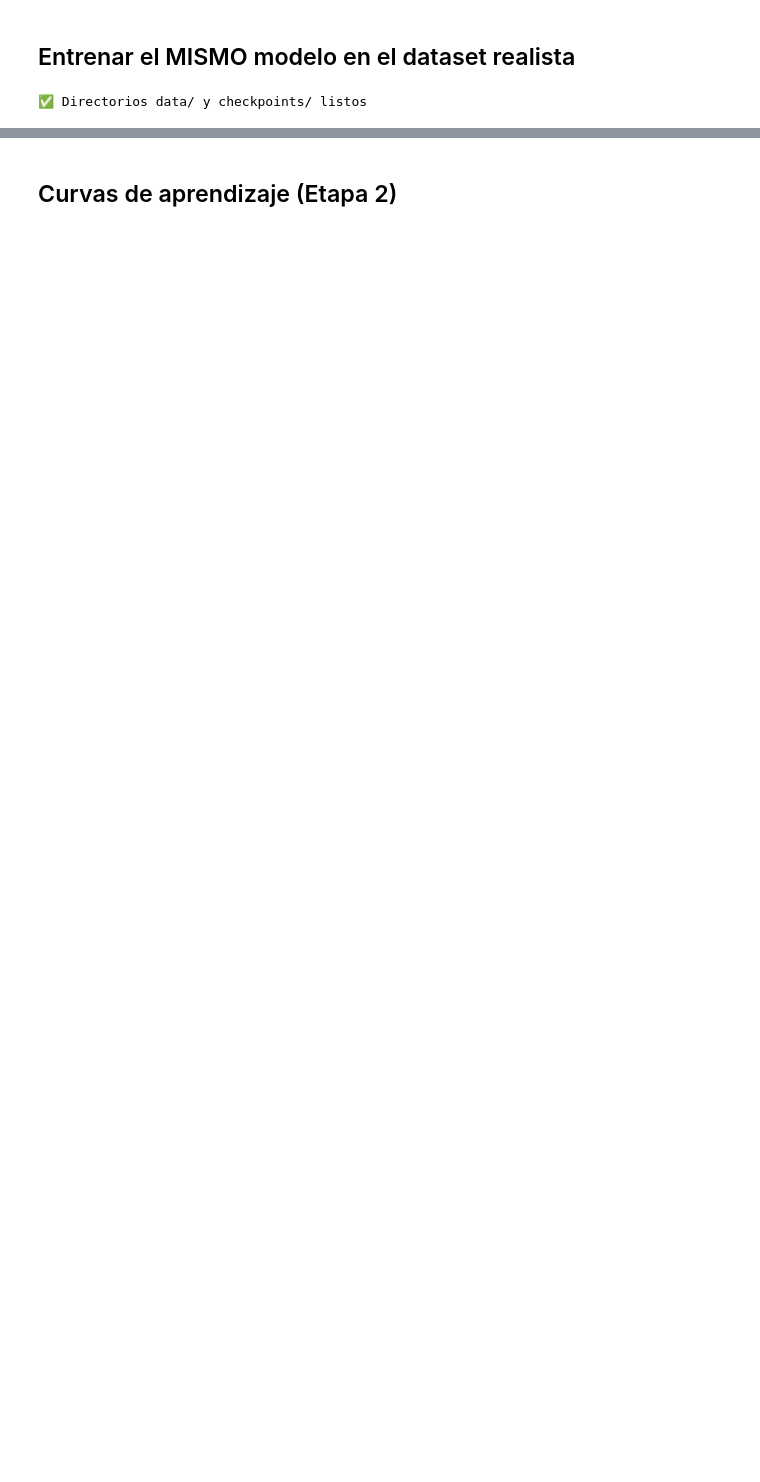
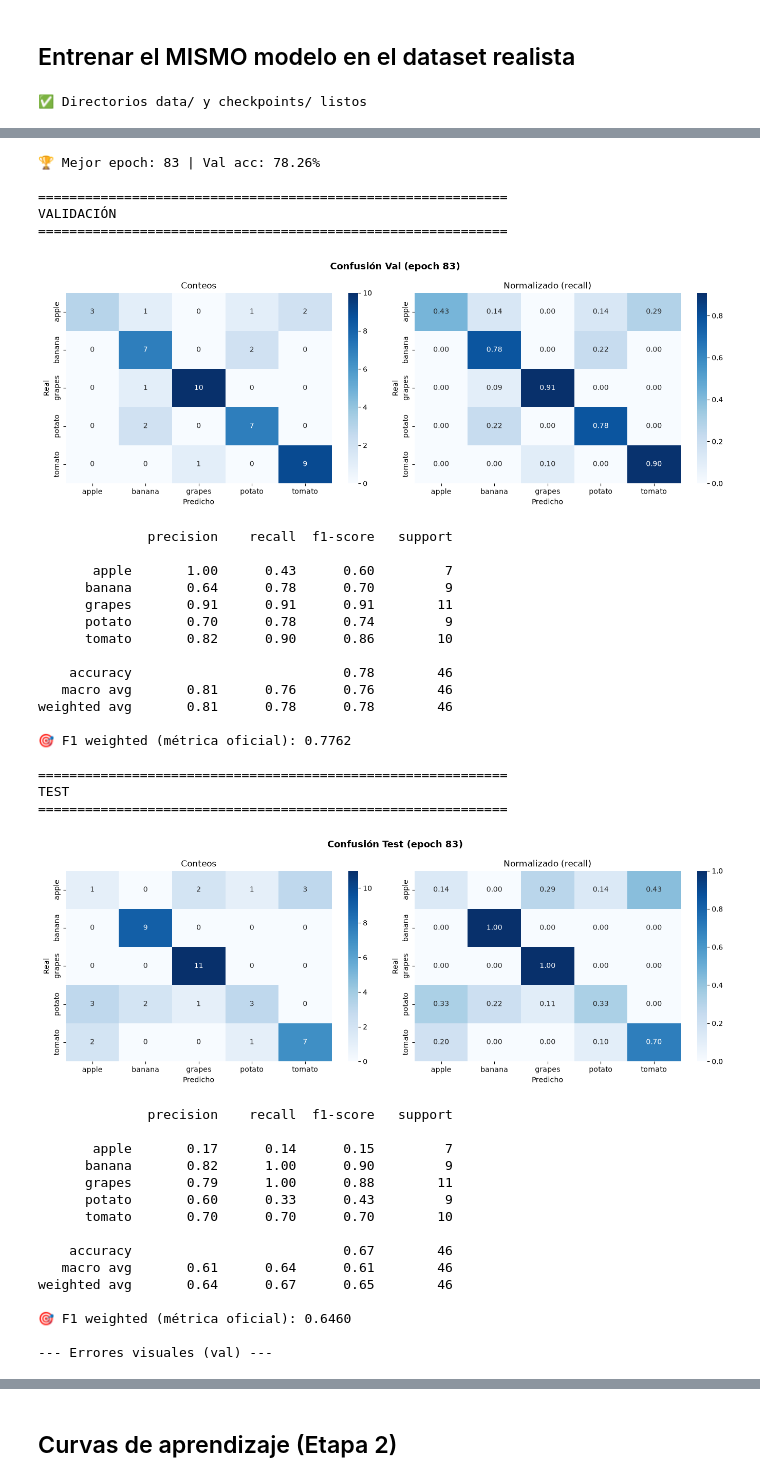
Before and after one commit to Lumansito/utn-ia, a Jupyter notebook: TP_1_Clasificador_Frutas_UTN.ipynb, the cells around one changed output, grey strips where cells are left out. Drawn from its saved outputs; the diff is of its cells as text; code cells hidden in the pictures; blank space fills up the shorter version.

```diff
--- a/TP_1_Clasificador_Frutas_UTN.ipynb
+++ b/TP_1_Clasificador_Frutas_UTN.ipynb
@@ -108,7 +109,7 @@ License(s): apache-2.0
 ### Hiperparámetros y transformación base (val/test)
 # %%
 IMG_SIZE   = 64
-BATCH_SIZE = 128
+BATCH_SIZE = 64
 NUM_CLASES = 5
 MEAN = [0.485, 0.456, 0.406]
 STD  = [0.229, 0.224, 0.225]
@@ -451,0 +509,64 @@ for epoch in range(1, EPOCHS+1):
+# %%
+# === Evaluación del mejor epoch ===
+ckpt = torch.load(CKPT_R, map_location=device)
+modelo_r.load_state_dict(ckpt['model_state_dict'])
+print(f"🏆 Mejor epoch: {ckpt['epoch']} | Val acc: {ckpt['val_acc']:.2%}")
+
+print("\n" + "="*60)
+print("VALIDACIÓN")
+print("="*60)
+preds_v, labels_v = obtener_predicciones(modelo_r, val_loader_r, device)
+graficar_confusion(preds_v, labels_v, class_names_r,
+                   titulo=f'Confusión Val (epoch {ckpt["epoch"]})')
+graficar_reporte(preds_v, labels_v, class_names_r)
+
+print("\n" + "="*60)
+print("TEST")
+print("="*60)
+preds_t, labels_t = obtener_predicciones(modelo_r, test_loader_r, device)
+graficar_confusion(preds_t, labels_t, class_names_r,
+                   titulo=f'Confusión Test (epoch {ckpt["epoch"]})')
+graficar_reporte(preds_t, labels_t, class_names_r)
+
+print("\n--- Errores visuales (val) ---")
+visualizar_errores(modelo_r, val_loader_r, class_names_r, device, n=16)
+# %% [output]
+🏆 Mejor epoch: 83 | Val acc: 78.26%
+
+============================================================
+VALIDACIÓN
+============================================================
+[figure, added]
+              precision    recall  f1-score   support
+
+       apple       1.00      0.43      0.60         7
+      banana       0.64      0.78      0.70         9
+      grapes       0.91      0.91      0.91        11
+      potato       0.70      0.78      0.74         9
+      tomato       0.82      0.90      0.86        10
+
+    accuracy                           0.78        46
+   macro avg       0.81      0.76      0.76        46
+weighted avg       0.81      0.78      0.78        46
+
+🎯 F1 weighted (métrica oficial): 0.7762
+
+============================================================
+TEST
+============================================================
+[figure, added]
+              precision    recall  f1-score   support
+
+       apple       0.17      0.14      0.15         7
+      banana       0.82      1.00      0.90         9
+      grapes       0.79      1.00      0.88        11
+      potato       0.60      0.33      0.43         9
+      tomato       0.70      0.70      0.70        10
+
+    accuracy                           0.67        46
+   macro avg       0.61      0.64      0.61        46
+weighted avg       0.64      0.67      0.65        46
+
+🎯 F1 weighted (métrica oficial): 0.6460
+
+--- Errores visuales (val) ---
```
Also changed, not shown: parts of 30 cells of this notebook, 1 other file.
